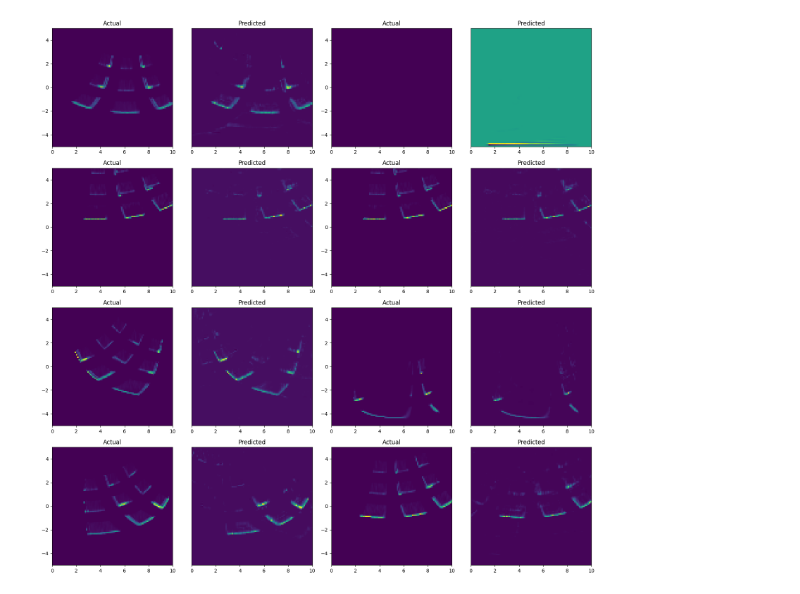
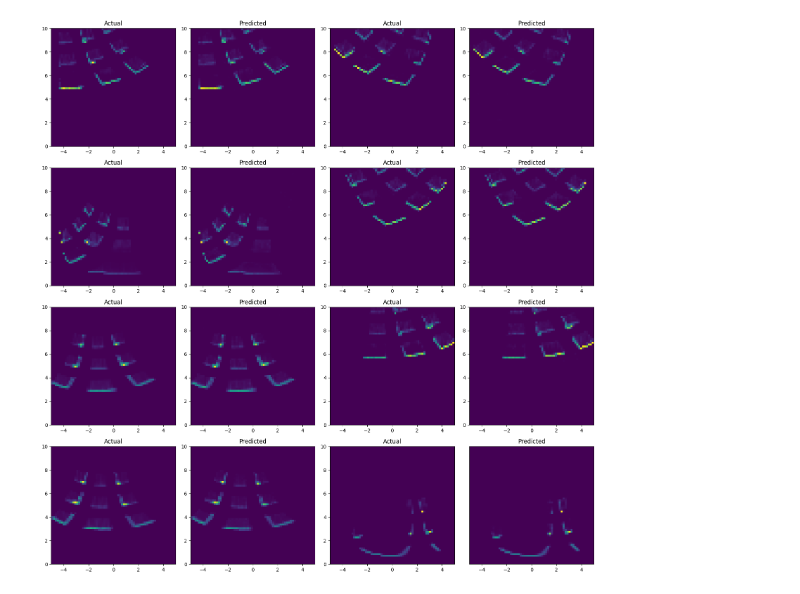
Before and after one commit to WiseLabCMU/dart, a Jupyter notebook: train_ngp.ipynb, the cells around one changed output. Drawn from its saved outputs; the diff is of its cells as text; code cells hidden in the pictures.

```diff
--- a/train_ngp.ipynb
+++ b/train_ngp.ipynb
@@ -57,22 +33,11 @@ for layer, ax in zip([30, 50, 70], axs):
 # %%
-from jax import numpy as jnp
-
-traj = dataset.image_traj("data/traj.mat", "data/sim_96.npz")
+traj = dataset.image_traj("data/cubes64.mat")
 poses, images = list(traj.shuffle(10000).batch(8).take(1))[0]
 poses_jnp = jax.tree_util.tree_map(jnp.array, poses)
 predicted = dart.render(state, poses_jnp, key=42)
+
+fig, axs = plt.subplots(4, 4, figsize=(16, 16))
+dart.sensor.plot_images(axs, images, predicted)
+fig.tight_layout()
+# %% [output]
+[figure, added]
-# %%
-from matplotlib import pyplot as plt
-
-fig, axs = plt.subplots(4, 4, figsize=(16, 16))
-
-for y_true, y_pred, pair in zip(images, predicted, axs.reshape(-1, 2)):
-    sensor.plot_image(pair[0], y_true)
-    sensor.plot_image(pair[1], y_pred)
-    pair[0].set_title("Actual")
-    pair[1].set_title("Predicted")
-    pair[1].set_yticks([])
-
-fig.tight_layout()
-# %% [output]
-[figure, removed]
```
Also changed, not shown: parts of 6 cells of this notebook, 12 other files.
